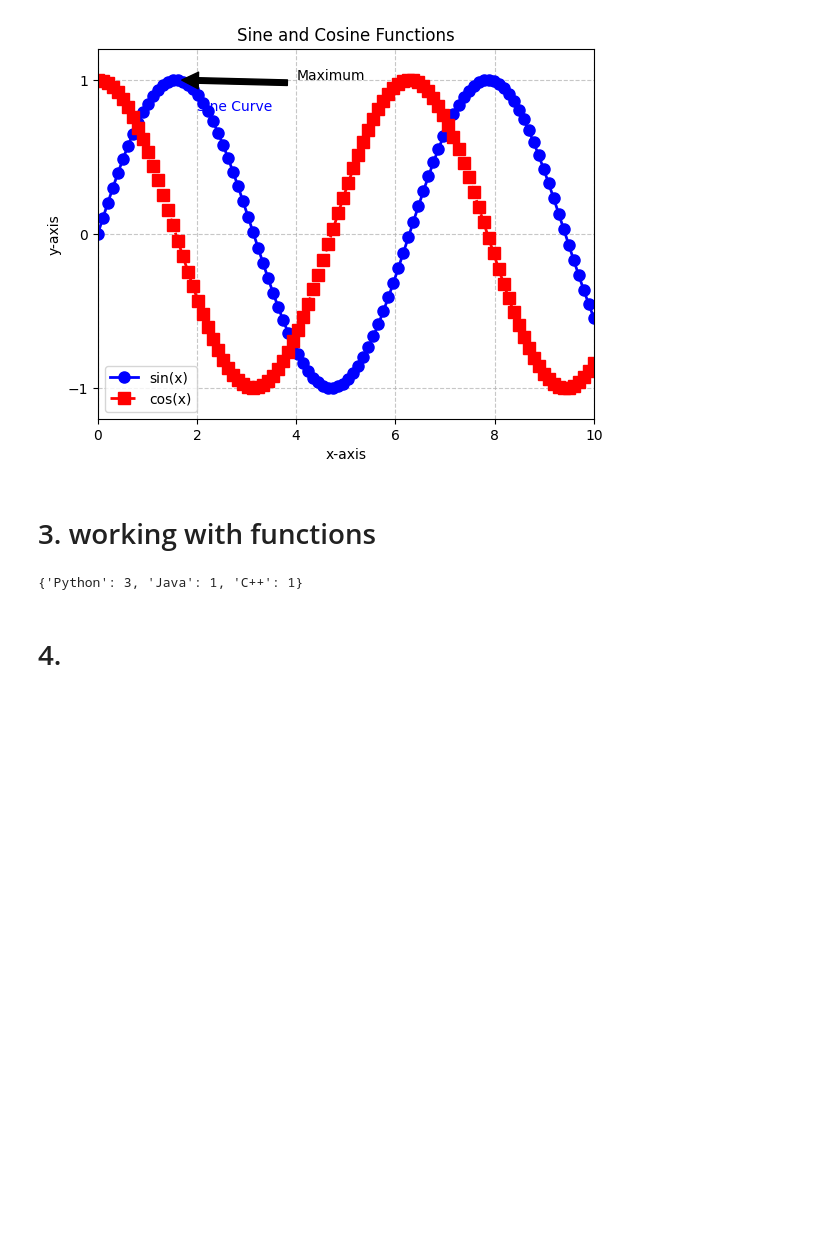
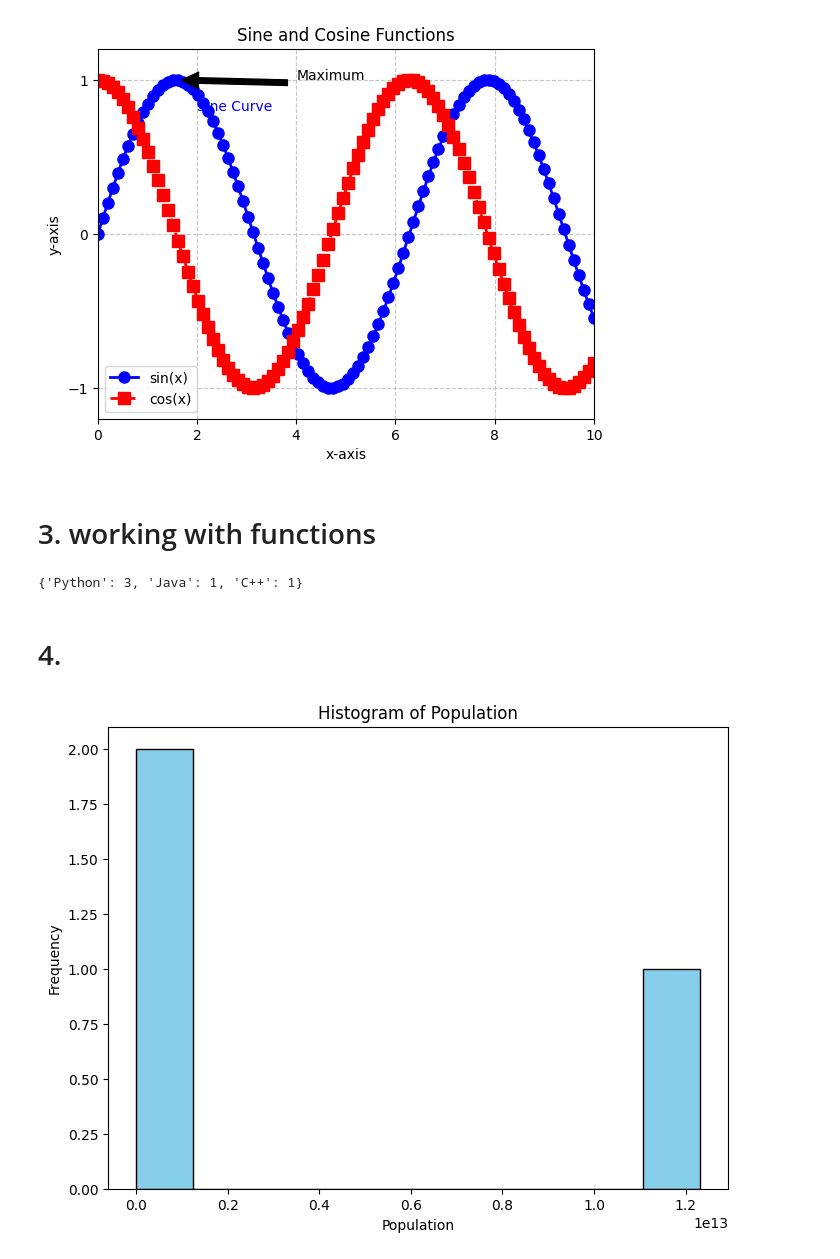
Before and after one commit to yeisonmontoya1815/Course-Machine-Learning-Python, a Jupyter notebook: 99. Otros Docs/99.1. Midterm/Python Compilado/Pa imprimir Codes Python.ipynb, the cells around one changed output. Drawn from its saved outputs; the diff is of its cells as text; code cells hidden in the pictures; blank space fills up the shorter version.

```diff
--- a/99. Otros Docs/99.1. Midterm/Python Compilado/Pa imprimir Codes Python.ipynb
+++ b/99. Otros Docs/99.1. Midterm/Python Compilado/Pa imprimir Codes Python.ipynb
@@ -611,3 +599,30 @@ print(result1)
 {'Python': 3, 'Java': 1, 'C++': 1}
 # %% [markdown]
 # 4.
+# %%
+import pandas as pd
+import matplotlib.pyplot as plt
+
+# Dataframe being visualized
+df = pd.DataFrame({
+    'Country': ['Belgium', 'India', 'Brazil'],
+    'Capital': ['Brussels', 'New Delhi', 'Brasília'],
+    'Population': [1123123213, 123234324234, 12312332445655]
+})
+
+# Specify the column for the histogram
+column_for_histogram = 'Population'
+
+# Set up the plot
+plt.figure(figsize=(8, 6))
+plt.hist(df[column_for_histogram], bins=10, color='skyblue', edgecolor='black')
+
+# Set labels and title
+plt.xlabel('Population')
+plt.ylabel('Frequency')
+plt.title('Histogram of Population')
+
+# Show the plot
+plt.show()
+# %% [output]
+[figure, added]
```
Also changed, not shown: parts of 5 cells of this notebook.
